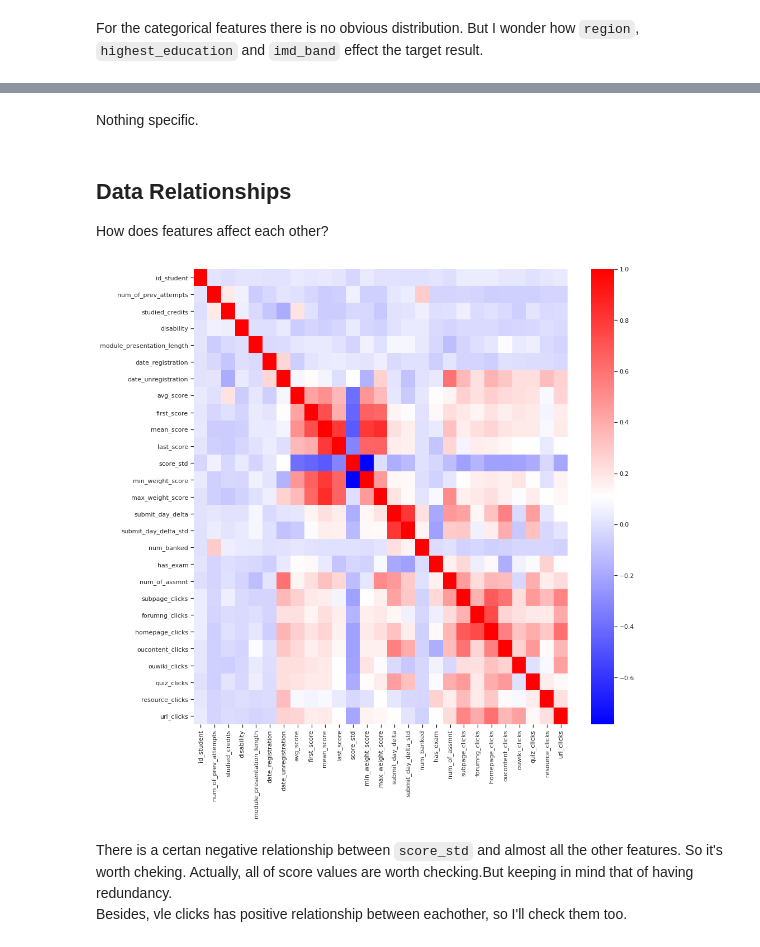
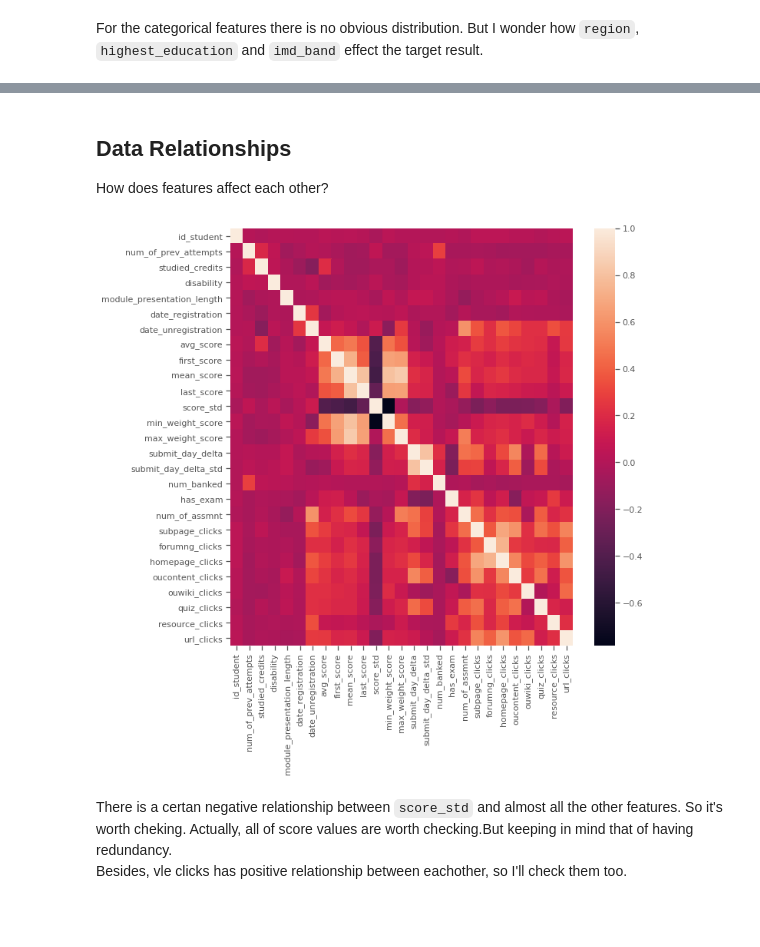
Before and after one commit to tevfikcagridural/student-success, a Jupyter notebook: Exploratory_Data_Analysis_.ipynb, the cells around one changed output, grey strips where cells are left out. Drawn from its saved outputs; the diff is of its cells as text; code cells hidden in the pictures; blank space fills up the shorter version.

```diff
--- a/Exploratory_Data_Analysis_.ipynb
+++ b/Exploratory_Data_Analysis_.ipynb
@@ -9,2 +22,3 @@ from google.colab import drive
 # %%
 sns.set_theme(style="ticks")
+plt.style.use('ggplot')
@@ -17,7 +77,7 @@ Mounted at /drive
 # %% [markdown]
 Cleaned and ready-for-analysis data was prepared in data wrangling part and saved as `attempts.csv`.
 # %%
-attempts = pd.read_csv("/drive/MyDrive/attempts.csv", index_col=0)
+attempts = pd.read_csv("https://raw.githubusercontent.com/tevfikcagridural/student-success/master/data/interim/attempts.csv", index_col=0)
 # %%
 attempts.head(3)
 # %% [output]
@@ -193,15 +231,12 @@ Name: num_of_prev_attempts, dtype: int64
-# %% [markdown]
-Nothing specific.
 # %% [markdown]
 ## Data Relationships
 
 How does features affect each other?
 # %%
-plt.figure(figsize=(15,15))
-# mask = (attempts.corr() >= 0.2) | (attempts.corr() <= -0.2))
-_ = sns.heatmap(attempts.corr(), cmap='bwr')
+plt.figure(figsize=(10,10))
+_ = sns.heatmap(attempts.corr())
 # %% [output]
-[figure, old version]
+[figure, new version]
 # %% [markdown]
 There is a certan negative relationship between `score_std` and almost all the other features. So it's worth cheking. Actually, all of score values are worth checking.But keeping in mind that of having redundancy.
 Besides, vle clicks has positive relationship between eachother, so I'll check them too.
```
Also changed, not shown: parts of 79 cells of this notebook.
